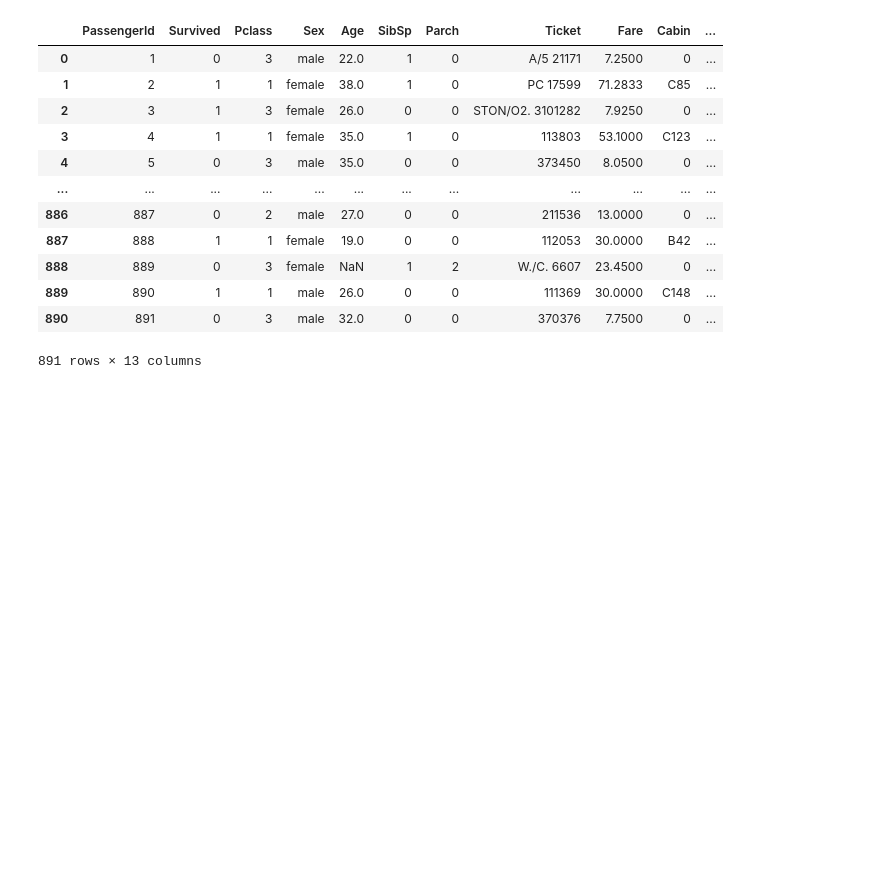
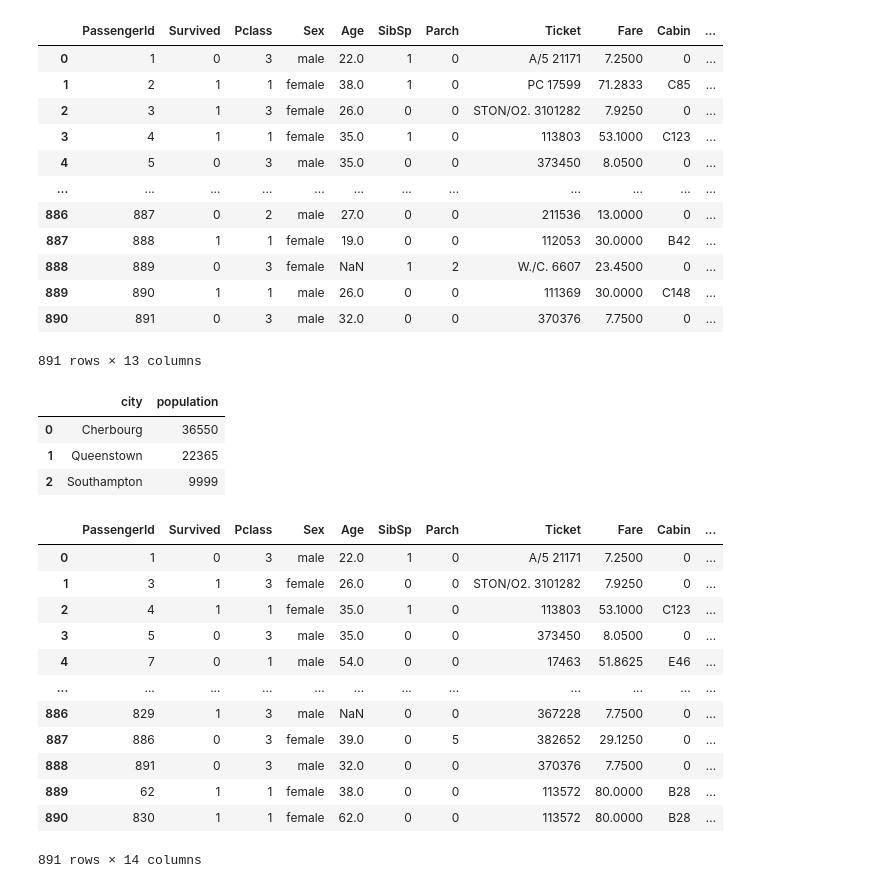
Before and after one commit to advinstai/python-datascience, a Jupyter notebook: solucoes/cristiano/1.4_191104_PythonDS_SQL_lista1.ipynb, the cells around one changed output. Drawn from its saved outputs; the diff is of its cells as text; code cells hidden in the pictures; blank space fills up the shorter version.

```diff
--- a/solucoes/cristiano/1.4_191104_PythonDS_SQL_lista1.ipynb
+++ b/solucoes/cristiano/1.4_191104_PythonDS_SQL_lista1.ipynb
@@ -66,18 +66,18 @@ print(url2)
 # %% [markdown]
 ## 3. A coluna Cabin contém uma letra e um número. Crie uma nova coluna chamada deck usando apenas a letra de cada registro presente na coluna Cabin.
 # %%
-url3 = url2
+url30 = url2
 
-url3["Cabin"] = url3["Cabin"].fillna(0)
-print(url3)
+url30["Cabin"] = url30["Cabin"].fillna(0)
+print(url30)
 
-url3["deck"] = url3["Cabin"]
-display(url3)
+url30["deck"] = url30["Cabin"]
+display(url30)
 
-url3.deck = url3.deck.str.replace('\d+', '')
+url30.deck = url30.deck.str.replace('\d+', '')
 #url3["deck"] = url3["deck"].fillna(0)
 
-print(url3)
+print(url30)
 # %% [output]
      PassengerId  Survived  Pclass     Sex   Age  SibSp  Parch  \
 0              1         0       3    male  22.0      1      0
@@ -165,8 +167,8 @@ display(url42)
 ## 5. Os valores da coluna "embarked" sao os seguintes: C = Cherbourg, Q = Queenstown, S = Southampton.
 ## Crie um CSV com essas uma coluna nome_cidade_de_embarque: C = Cherbourg, Q = Queenstown, S = Southampton e mais uma coluna chamada população com valores hipotéticos, faça um merge entre o CSV train.csv e esse novo CSV com os nomes das cidades. Implemente um filtro de passageiros por população da cidade de embarque
 # %%
-url50 = url3
-url50["Embarked2"] = url3["Embarked"]
+url50 = url30
+url50["city"] = url30["Embarked"]
 display(url50)
 # %% [output]
 |  | PassengerId | Survived | Pclass | Sex | Age | SibSp | Parch | Ticket | Fare | Cabin | ... |
@@ -184,8 +186,10 @@ display(url50)
 891 rows × 13 columns
 # %%
 dictionary = {"C":"Cherbourg", "Q":"Queenstown", "S":"Southampton"}
-url51 = url50.replace({"Embarked2": dictionary})
+url51 = url50.replace({"city": dictionary})
 display(url51)
+
+url51.to_csv("titanic.csv")
 # %% [output]
 |  | PassengerId | Survived | Pclass | Sex | Age | SibSp | Parch | Ticket | Fare | Cabin | ... |
 | 0 | 1 | 0 | 3 | male | 22.0 | 1 | 0 | A/5 21171 | 7.2500 | 0 | ... |
@@ -204,0 +207,31 @@ url51.to_csv("titanic2.csv")
+# %%
+dic2 = [{'city': 'Cherbourg', 'population': 36550},
+         {'city': 'Queenstown',  'population': 22365},
+         {'city': 'Southampton',  'population': 9999}]
+
+dfDic = pd.DataFrame(dic2)
+display(dfDic)
+
+dfDic.to_csv("dfDic.csv")
+# %% [output]
+|  | city | population |
+| 0 | Cherbourg | 36550 |
+| 1 | Queenstown | 22365 |
+| 2 | Southampton | 9999 |
+# %%
+dfnova = pd.merge(url51, dfDic, left_on = "city", right_on = "city", how = "outer")
+display(dfnova)
+# %% [output]
+|  | PassengerId | Survived | Pclass | Sex | Age | SibSp | Parch | Ticket | Fare | Cabin | ... |
+| 0 | 1 | 0 | 3 | male | 22.0 | 1 | 0 | A/5 21171 | 7.2500 | 0 | ... |
+| 1 | 3 | 1 | 3 | female | 26.0 | 0 | 0 | STON/O2. 3101282 | 7.9250 | 0 | ... |
+| 2 | 4 | 1 | 1 | female | 35.0 | 1 | 0 | 113803 | 53.1000 | C123 | ... |
+| 3 | 5 | 0 | 3 | male | 35.0 | 0 | 0 | 373450 | 8.0500 | 0 | ... |
+| 4 | 7 | 0 | 1 | male | 54.0 | 0 | 0 | 17463 | 51.8625 | E46 | ... |
+| ... | ... | ... | ... | ... | ... | ... | ... | ... | ... | ... | ... |
+| 886 | 829 | 1 | 3 | male | NaN | 0 | 0 | 367228 | 7.7500 | 0 | ... |
+| 887 | 886 | 0 | 3 | female | 39.0 | 0 | 5 | 382652 | 29.1250 | 0 | ... |
+| 888 | 891 | 0 | 3 | male | 32.0 | 0 | 0 | 370376 | 7.7500 | 0 | ... |
+| 889 | 62 | 1 | 1 | female | 38.0 | 0 | 0 | 113572 | 80.0000 | B28 | ... |
+| 890 | 830 | 1 | 1 | female | 62.0 | 0 | 0 | 113572 | 80.0000 | B28 | ... |
+891 rows × 14 columns
```
Also changed, not shown: parts of 4 cells of this notebook.
